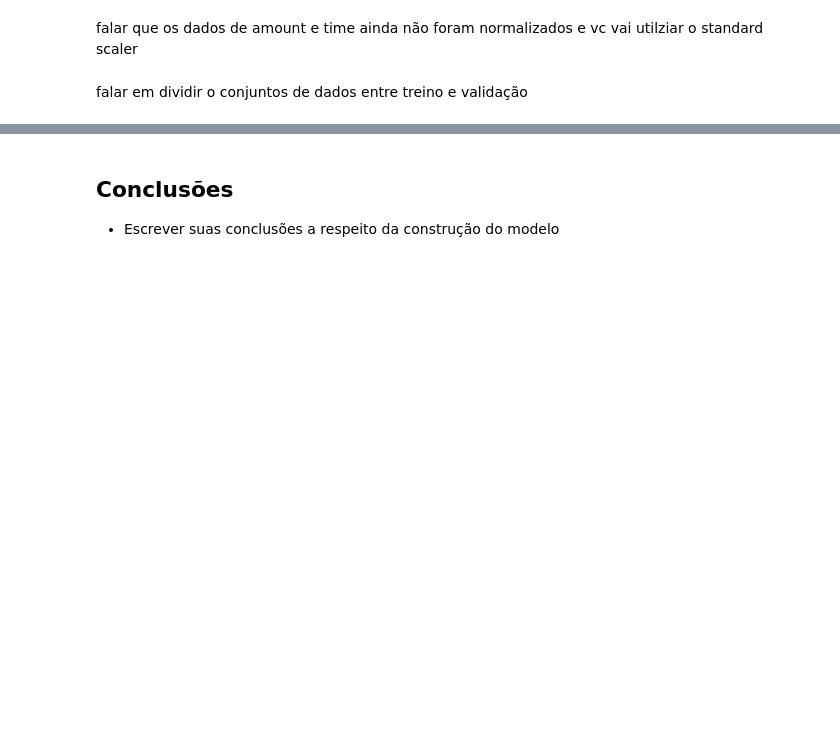
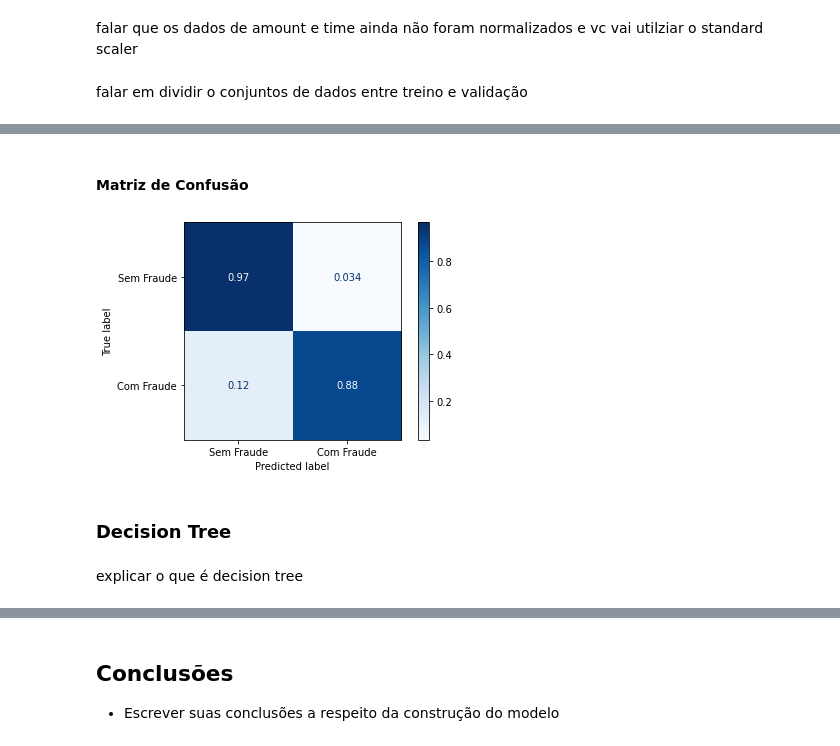
Before and after one commit to FerrazThales/Deteccao_de_fraudes_em_cartoes_de_credito, a Jupyter notebook: Detecção_de_Fraude_em_Cartões_de_Crédito.ipynb, the cells around one changed output, grey strips where cells are left out. Drawn from its saved outputs; the diff is of its cells as text; code cells hidden in the pictures; blank space fills up the shorter version.

```diff
--- a/Detecção_de_Fraude_em_Cartões_de_Crédito.ipynb
+++ b/Detecção_de_Fraude_em_Cartões_de_Crédito.ipynb
@@ -318,0 +407,13 @@ comentar que já foi visto que os dados não estão balanceados e balancear
+# %%
+#instanciando o modelo
+lr = LogisticRegression()
+
+#realizando o treinamento do modelo
+lr.fit(x_rus,y_rus)
+
+#fazer as previsoes em cima dos dados de teste
+y_pred_lr = lr.predict(x_test)
+y_proba_lr = lr.predict_proba(x_test)
+
+#imprimir relatorio de classificação
+print('Relatório de Classificação:\n',classification_report(y_test,y_pred_lr,digits=2))
@@ -318,0 +430,10 @@ comentar que já foi visto que os dados não estão balanceados e balancear
+# %% [markdown]
+#### Matriz de Confusão
+# %%
+plot_confusion_matrix(lr,x_test,y_test,normalize='true',cmap=plt.cm.Blues,display_labels=['Sem Fraude','Com Fraude']);
+# %% [output]
+[figure, added]
+# %% [markdown]
+### Decision Tree
+# %% [markdown]
+explicar o que é decision tree
```
Also changed, not shown: parts of 53 cells of this notebook.
